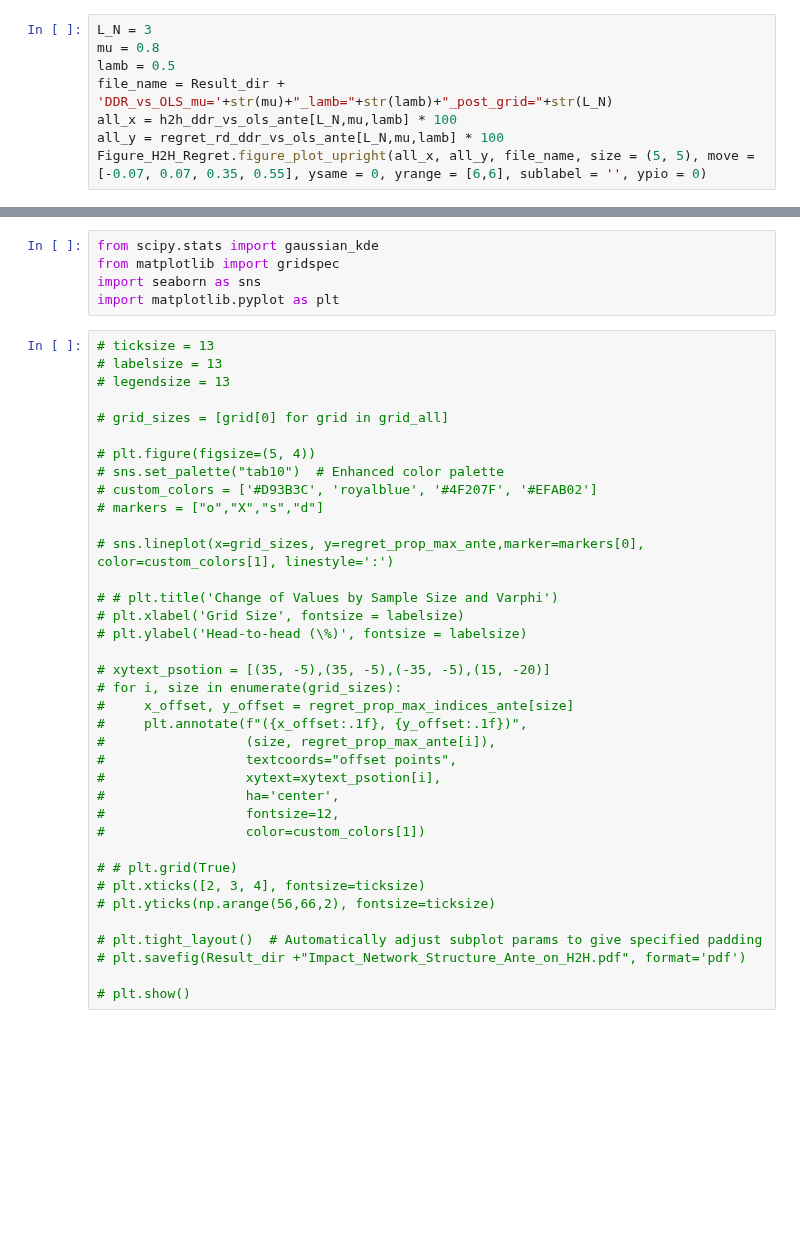
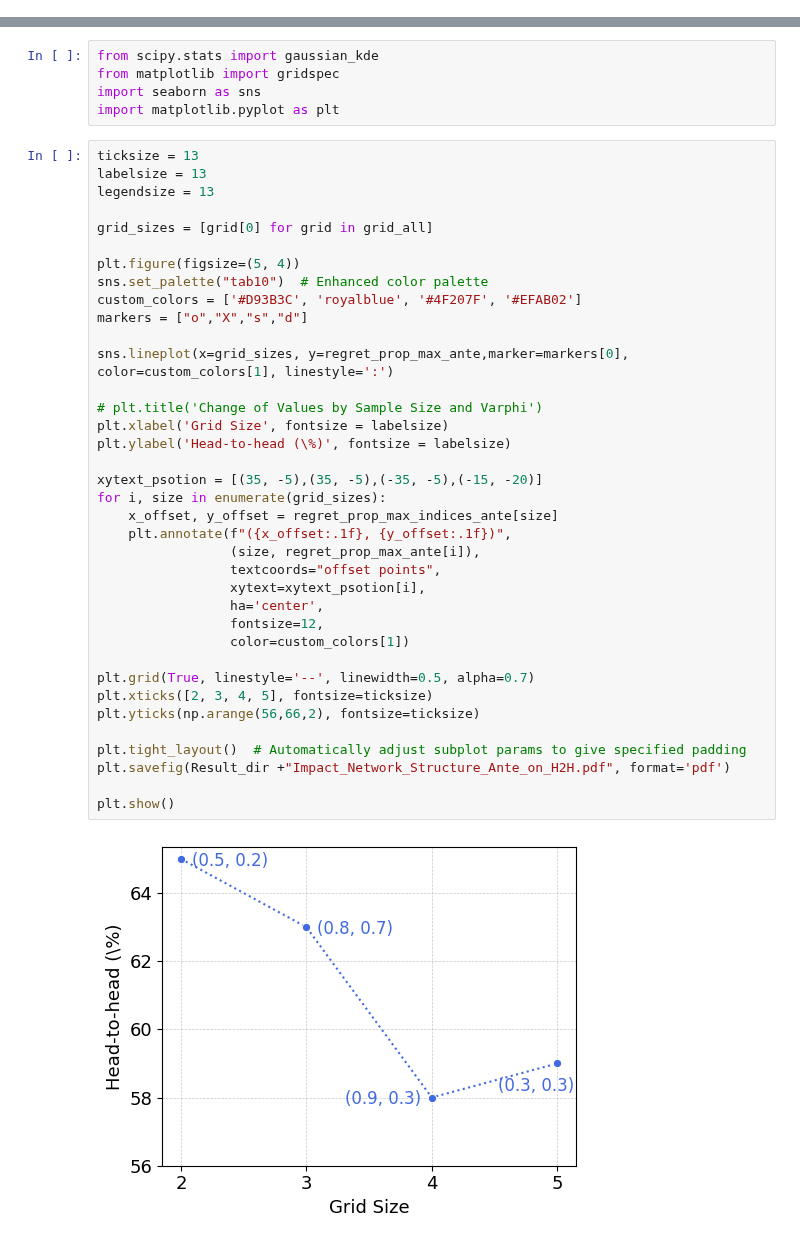
Before and after one commit to xunzhang-sjtu/Decision_Driven_Regularization, a Jupyter notebook: JOC_R1/Shortest_Path_Reproduce/Baseline_Reproduce_SPO.ipynb, the cells around one changed output, grey strips where cells are left out. Drawn from its saved outputs; the diff is of its cells as text; blank space fills up the shorter version.

```diff
--- a/JOC_R1/Shortest_Path_Reproduce/Baseline_Reproduce_SPO.ipynb
+++ b/JOC_R1/Shortest_Path_Reproduce/Baseline_Reproduce_SPO.ipynb
@@ -209,8 +217,0 @@ for grid in grid_all:
-# %%
-L_N = 3
-mu = 0.8
-lamb = 0.5
-file_name = Result_dir + 'DDR_vs_OLS_mu='+str(mu)+"_lamb="+str(lamb)+"_post_grid="+str(L_N)
-all_x = h2h_ddr_vs_ols_ante[L_N,mu,lamb] * 100
-all_y = regret_rd_ddr_vs_ols_ante[L_N,mu,lamb] * 100
-Figure_H2H_Regret.figure_plot_upright(all_x, all_y, file_name, size = (5, 5), move = [-0.07, 0.07, 0.35, 0.55], ysame = 0, yrange = [6,6], sublabel = '', ypio = 0)
@@ -281,40 +319,42 @@ from matplotlib import gridspec
 import seaborn as sns
 import matplotlib.pyplot as plt
 # %%
-# ticksize = 13
-# labelsize = 13
-# legendsize = 13
+ticksize = 13
+labelsize = 13
+legendsize = 13
 
-# grid_sizes = [grid[0] for grid in grid_all]
+grid_sizes = [grid[0] for grid in grid_all]
 
-# plt.figure(figsize=(5, 4))
-# sns.set_palette("tab10")  # Enhanced color palette
-# custom_colors = ['#D93B3C', 'royalblue', '#4F207F', '#EFAB02']
-# markers = ["o","X","s","d"]
+plt.figure(figsize=(5, 4))
+sns.set_palette("tab10")  # Enhanced color palette
+custom_colors = ['#D93B3C', 'royalblue', '#4F207F', '#EFAB02']
+markers = ["o","X","s","d"]
 
-# sns.lineplot(x=grid_sizes, y=regret_prop_max_ante,marker=markers[0], color=custom_colors[1], linestyle=':')
+sns.lineplot(x=grid_sizes, y=regret_prop_max_ante,marker=markers[0], color=custom_colors[1], linestyle=':')
 
-# # plt.title('Change of Values by Sample Size and Varphi')
-# plt.xlabel('Grid Size', fontsize = labelsize)
-# plt.ylabel('Head-to-head (\%)', fontsize = labelsize)
+# plt.title('Change of Values by Sample Size and Varphi')
+plt.xlabel('Grid Size', fontsize = labelsize)
+plt.ylabel('Head-to-head (\%)', fontsize = labelsize)
 
-# xytext_psotion = [(35, -5),(35, -5),(-35, -5),(15, -20)]
-# for i, size in enumerate(grid_sizes):
-#     x_offset, y_offset = regret_prop_max_indices_ante[size]
-#     plt.annotate(f"({x_offset:.1f}, {y_offset:.1f})",
-#                  (size, regret_prop_max_ante[i]),
-#                  textcoords="offset points",
-#                  xytext=xytext_psotion[i],
-#                  ha='center',
-#                  fontsize=12,
-#                  color=custom_colors[1])
+xytext_psotion = [(35, -5),(35, -5),(-35, -5),(-15, -20)]
+for i, size in enumerate(grid_sizes):
+    x_offset, y_offset = regret_prop_max_indices_ante[size]
+    plt.annotate(f"({x_offset:.1f}, {y_offset:.1f})",
+                 (size, regret_prop_max_ante[i]),
+                 textcoords="offset points",
+                 xytext=xytext_psotion[i],
+                 ha='center',
+                 fontsize=12,
+                 color=custom_colors[1])
 
-# # plt.grid(True)
-# plt.xticks([2, 3, 4], fontsize=ticksize)
-# plt.yticks(np.arange(56,66,2), fontsize=ticksize)
+plt.grid(True, linestyle='--', linewidth=0.5, alpha=0.7)
+plt.xticks([2, 3, 4, 5], fontsize=ticksize)
+plt.yticks(np.arange(56,66,2), fontsize=ticksize)
 
-# plt.tight_layout()  # Automatically adjust subplot params to give specified padding
-# plt.savefig(Result_dir +"Impact_Network_Structure_Ante_on_H2H.pdf", format='pdf')
+plt.tight_layout()  # Automatically adjust subplot params to give specified padding
+plt.savefig(Result_dir +"Impact_Network_Structure_Ante_on_H2H.pdf", format='pdf')
 
-# plt.show()
+plt.show()
+# %% [output]
+[figure, added]
 # %%
```
Also changed, not shown: parts of 5 cells of this notebook.
